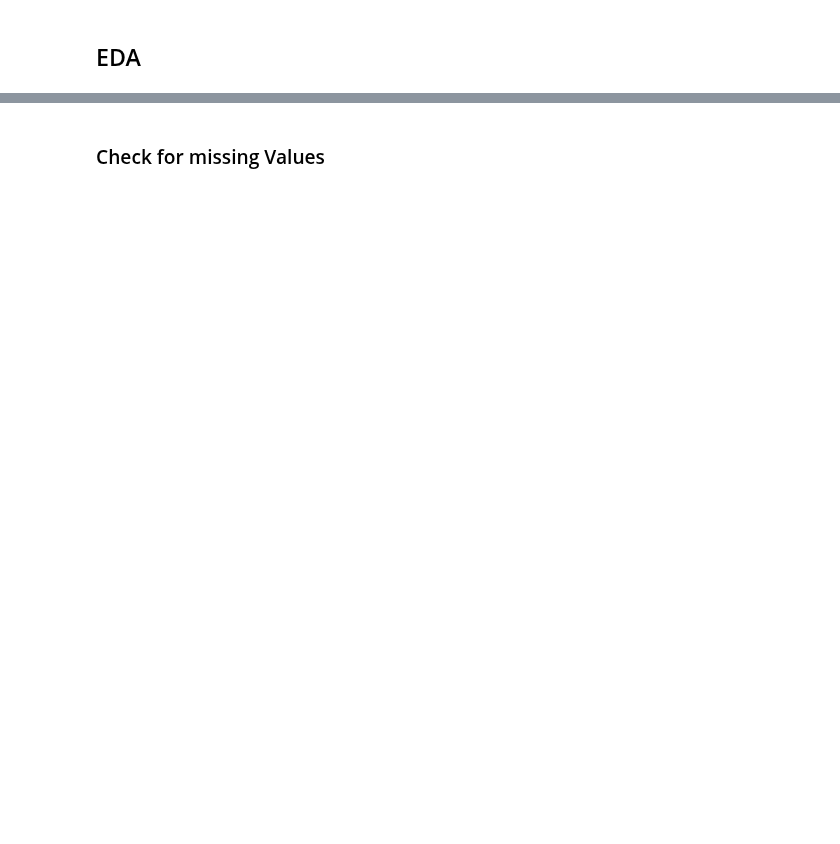
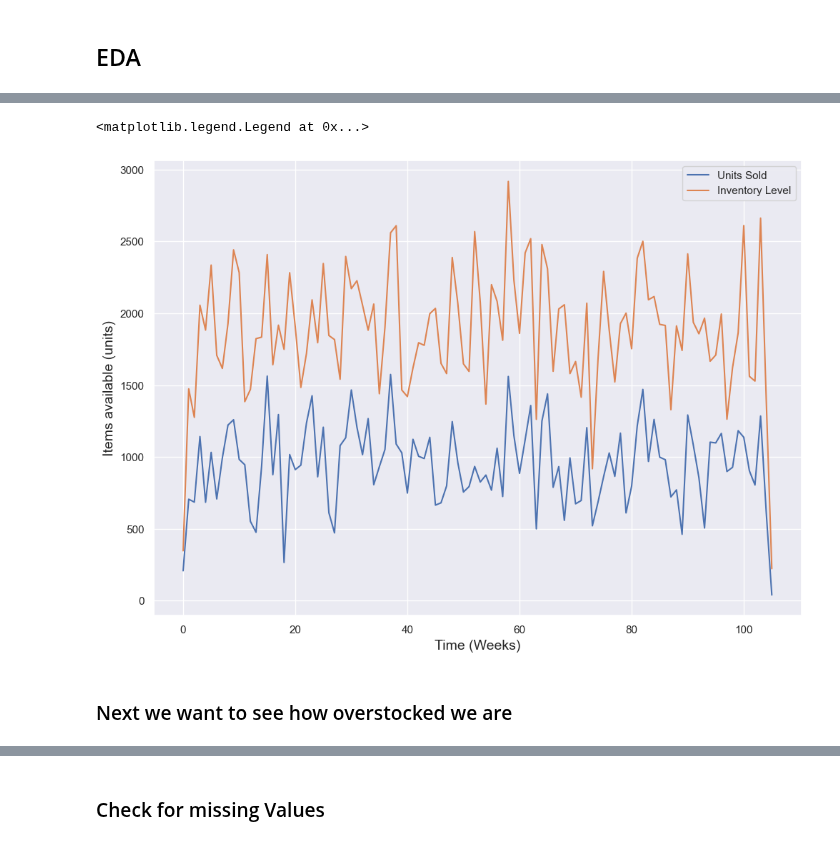
Before and after one commit to FTDS-assignment-bay/p2-final-project-ftds-023-hck-group-002, a Jupyter notebook: main.ipynb, the cells around one changed output, grey strips where cells are left out. Drawn from its saved outputs; the diff is of its cells as text; code cells hidden in the pictures; blank space fills up the shorter version.

```diff
--- a/main.ipynb
+++ b/main.ipynb
@@ -79,0 +430,13 @@ from the following we can see that the likely columns that are categorical are f
+# %%
+plt.plot(Weekly_Demand_prescale['Units_Sold'], label='Units Sold')
+plt.plot(Weekly_Demand_prescale['Inventory_Level'], label='Inventory Level')
+
+plt.xlabel('Time (Weeks)', fontsize=14)
+plt.ylabel('Items available (units)', fontsize=14)
+
+plt.legend()
+# %% [output]
+<matplotlib.legend.Legend at 0x...>
+[figure, added]
+# %% [markdown]
+### Next we want to see how overstocked we are
```
Also changed, not shown: parts of 50 cells of this notebook, 8 other files.
